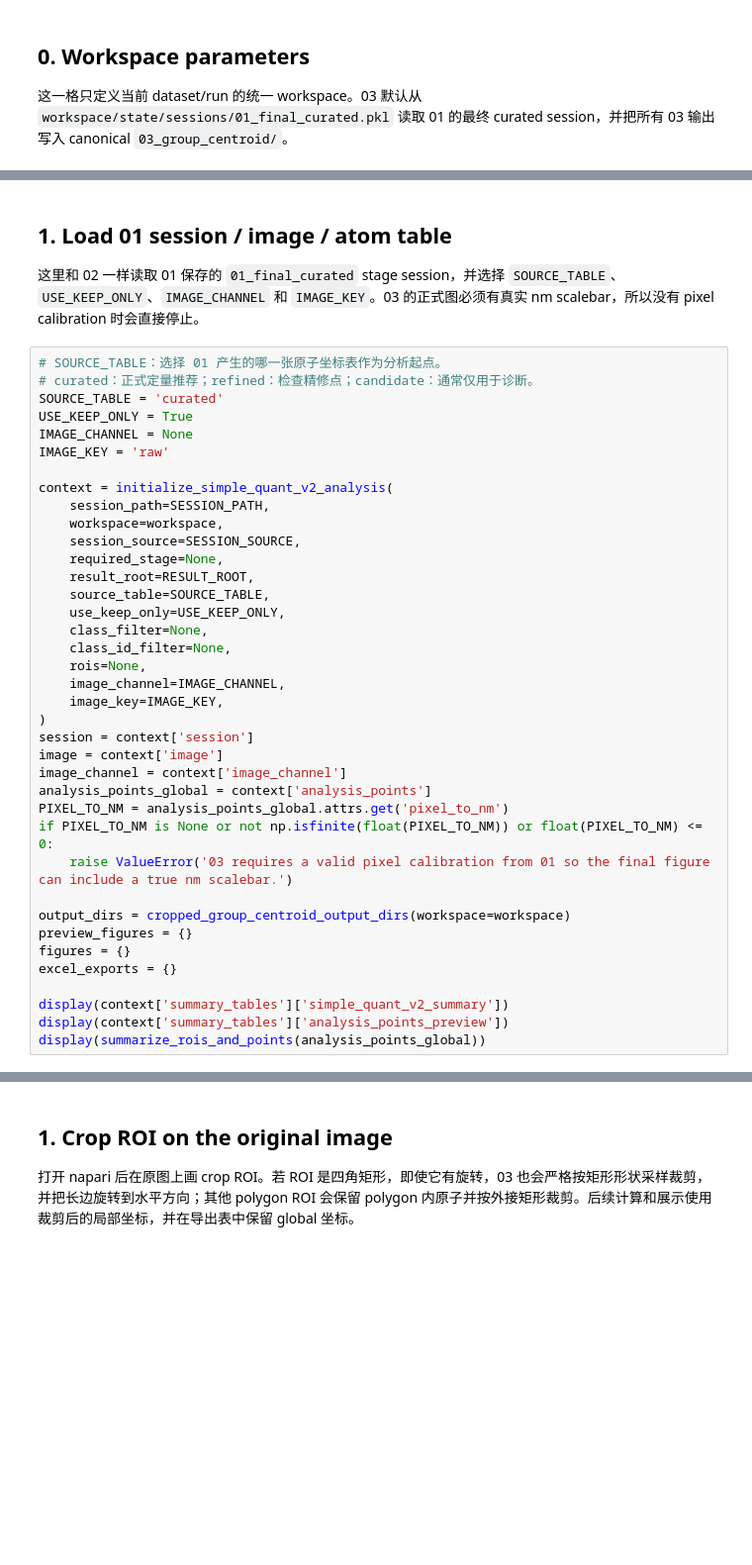
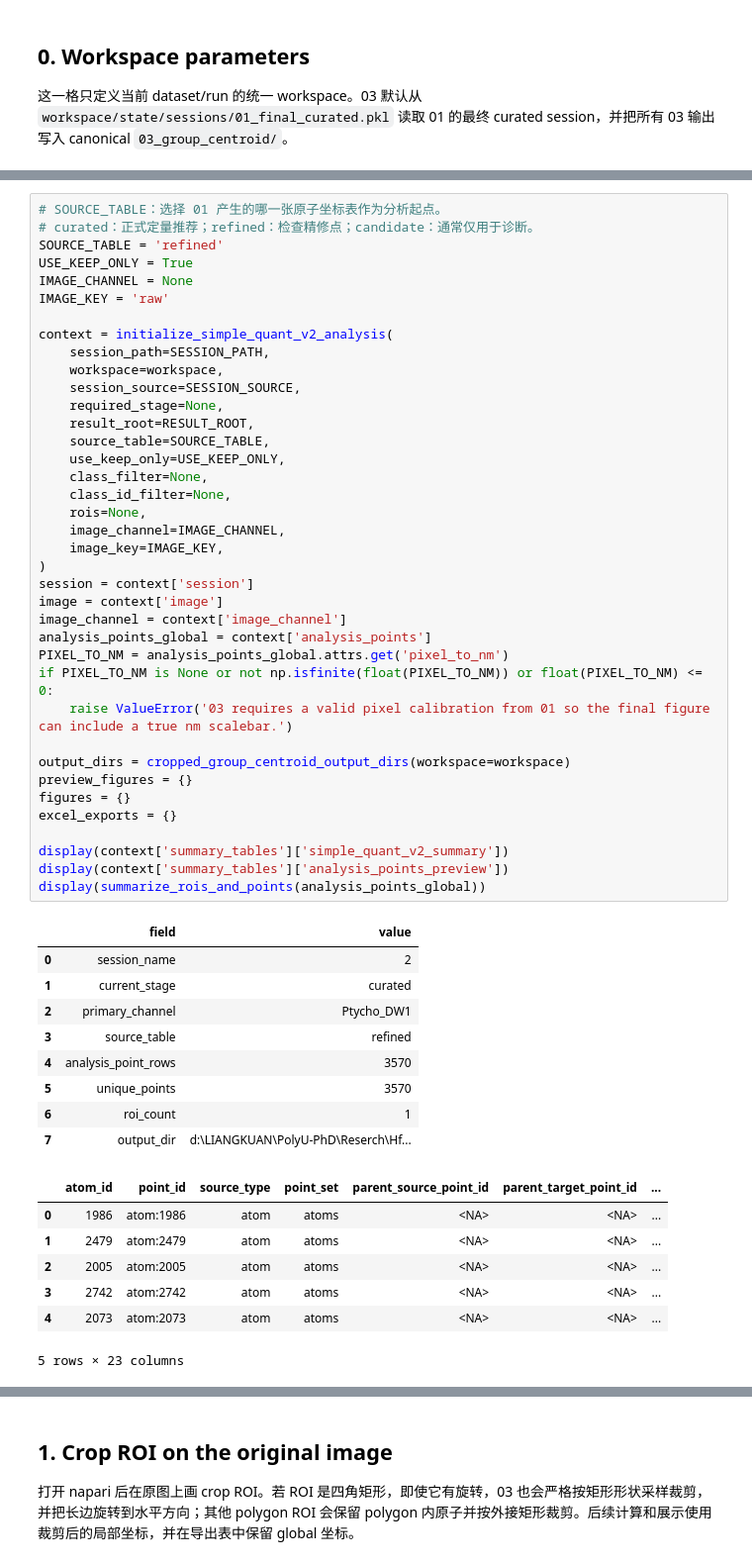
Before and after one commit to BIUBIUKK2001/atom_analysis_manual, a Jupyter notebook: notebooks/03_Cropped_group_centroid_analysis.ipynb, the cells around one changed output, grey strips where cells are left out. Shown at 99% size. Saved outputs shown, nothing was run; the diff lists cells and outputs as text; blank space fills up the shorter version.

```diff
--- a/notebooks/03_Cropped_group_centroid_analysis.ipynb
+++ b/notebooks/03_Cropped_group_centroid_analysis.ipynb
@@ -99,11 +110,7 @@ print(f'default session: {workspace.sessions_dir / (SESSION_SOURCE + ".pkl")}')
-# %% [markdown]
-## 1. Load 01 session / image / atom table
-
-这里和 02 一样读取 01 保存的 `01_final_curated` stage session，并选择 `SOURCE_TABLE`、`USE_KEEP_ONLY`、`IMAGE_CHANNEL` 和 `IMAGE_KEY`。03 的正式图必须有真实 nm scalebar，所以没有 pixel calibration 时会直接停止。
 # %%
 # SOURCE_TABLE：选择 01 产生的哪一张原子坐标表作为分析起点。
 # curated：正式定量推荐；refined：检查精修点；candidate：通常仅用于诊断。
-SOURCE_TABLE = 'curated'
+SOURCE_TABLE = 'refined'
 USE_KEEP_ONLY = True
 IMAGE_CHANNEL = None
 IMAGE_KEY = 'raw'
@@ -111,30 +118,47 @@ IMAGE_KEY = 'raw'
 context = initialize_simple_quant_v2_analysis(
     session_path=SESSION_PATH,
     workspace=workspace,
     session_source=SESSION_SOURCE,
     required_stage=None,
     result_root=RESULT_ROOT,
     source_table=SOURCE_TABLE,
     use_keep_only=USE_KEEP_ONLY,
     class_filter=None,
     class_id_filter=None,
     rois=None,
     image_channel=IMAGE_CHANNEL,
     image_key=IMAGE_KEY,
 )
 session = context['session']
 image = context['image']
 image_channel = context['image_channel']
 analysis_points_global = context['analysis_points']
 PIXEL_TO_NM = analysis_points_global.attrs.get('pixel_to_nm')
 if PIXEL_TO_NM is None or not np.isfinite(float(PIXEL_TO_NM)) or float(PIXEL_TO_NM) <= 0:
     raise ValueError('03 requires a valid pixel calibration from 01 so the final figure can include a true nm scalebar.')
 
 output_dirs = cropped_group_centroid_output_dirs(workspace=workspace)
 preview_figures = {}
 figures = {}
 excel_exports = {}
 
 display(context['summary_tables']['simple_quant_v2_summary'])
 display(context['summary_tables']['analysis_points_preview'])
 display(summarize_rois_and_points(analysis_points_global))
+# %% [output]
+|  | field | value |
+| 0 | session_name | 2 |
+| 1 | current_stage | curated |
+| 2 | primary_channel | Ptycho_DW1 |
+| 3 | source_table | refined |
+| 4 | analysis_point_rows | 3570 |
+| 5 | unique_points | 3570 |
+| 6 | roi_count | 1 |
+| 7 | output_dir | d:\LIANGKUAN\PolyU-PhD\Reserch\Hf... |
+|  | atom_id | point_id | source_type | point_set | parent_source_point_id | parent_target_point_id | ... |
+| 0 | 1986 | atom:1986 | atom | atoms | <NA> | <NA> | ... |
+| 1 | 2479 | atom:2479 | atom | atoms | <NA> | <NA> | ... |
+| 2 | 2005 | atom:2005 | atom | atoms | <NA> | <NA> | ... |
+| 3 | 2742 | atom:2742 | atom | atoms | <NA> | <NA> | ... |
+| 4 | 2073 | atom:2073 | atom | atoms | <NA> | <NA> | ... |
+5 rows × 23 columns
```
Also changed, not shown: parts of 10 cells of this notebook, 4 other files.
